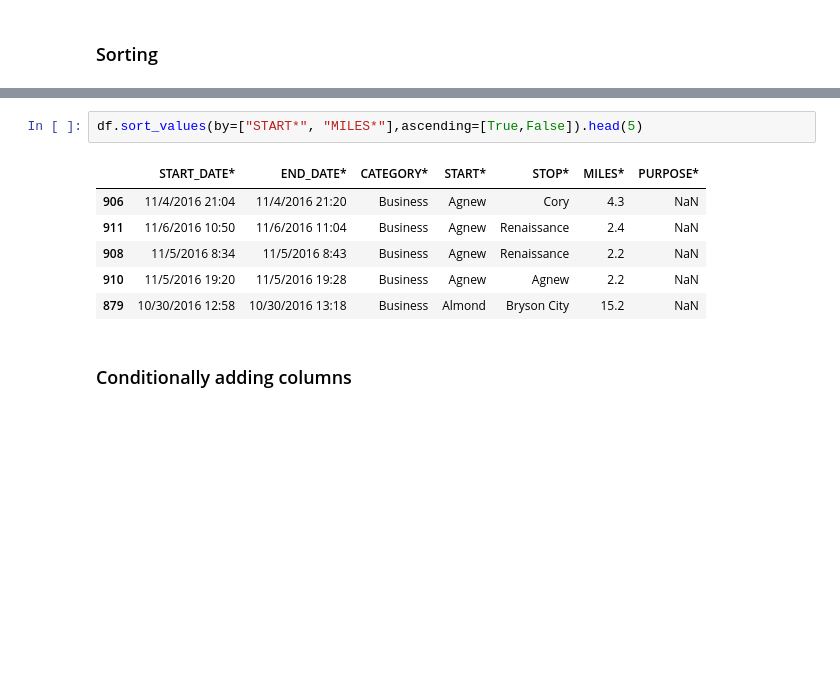
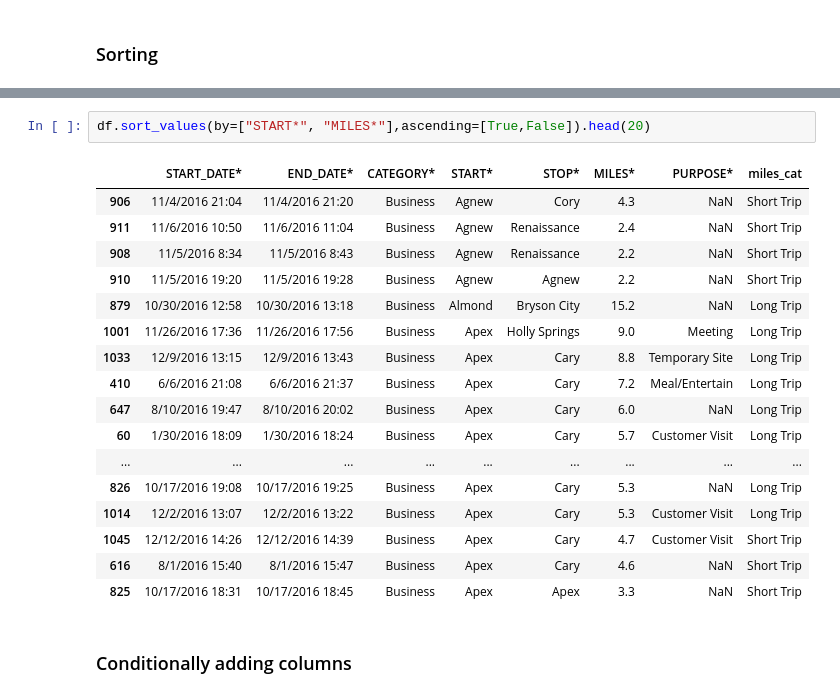
Before and after one commit to Army-man-gif/Courses, a Jupyter notebook: Course 1/Work/python_overview (1).ipynb, the cells around one changed output, grey strips where cells are left out. Cells and saved outputs as stored; diff of their text form; blank space fills up the shorter version.

```diff
--- a/Course 1/Work/python_overview (1).ipynb
+++ b/Course 1/Work/python_overview (1).ipynb
@@ -641,14 +645,25 @@ df.sort_values(by=["MILES*"],ascending=False).head(5)
 | 881 | 10/30/2016 15:22 | 10/30/2016 18:23 | Business | Asheville | Mebane | 195.9 | NaN | Long Trip |
 | 776 | 9/27/2016 21:01 | 9/28/2016 2:37 | Business | Unknown Location | Unknown Location | 195.6 | NaN | Long Trip |
 # %%
-df.sort_values(by=["START*", "MILES*"],ascending=[True,False]).head(5)
+df.sort_values(by=["START*", "MILES*"],ascending=[True,False]).head(20)
 # %% [output]
-|  | START_DATE* | END_DATE* | CATEGORY* | START* | STOP* | MILES* | PURPOSE* |
-| 906 | 11/4/2016 21:04 | 11/4/2016 21:20 | Business | Agnew | Cory | 4.3 | NaN |
-| 911 | 11/6/2016 10:50 | 11/6/2016 11:04 | Business | Agnew | Renaissance | 2.4 | NaN |
-| 908 | 11/5/2016 8:34 | 11/5/2016 8:43 | Business | Agnew | Renaissance | 2.2 | NaN |
-| 910 | 11/5/2016 19:20 | 11/5/2016 19:28 | Business | Agnew | Agnew | 2.2 | NaN |
-| 879 | 10/30/2016 12:58 | 10/30/2016 13:18 | Business | Almond | Bryson City | 15.2 | NaN |
+|  | START_DATE* | END_DATE* | CATEGORY* | START* | STOP* | MILES* | PURPOSE* | miles_cat |
+| 906 | 11/4/2016 21:04 | 11/4/2016 21:20 | Business | Agnew | Cory | 4.3 | NaN | Short Trip |
+| 911 | 11/6/2016 10:50 | 11/6/2016 11:04 | Business | Agnew | Renaissance | 2.4 | NaN | Short Trip |
+| 908 | 11/5/2016 8:34 | 11/5/2016 8:43 | Business | Agnew | Renaissance | 2.2 | NaN | Short Trip |
+| 910 | 11/5/2016 19:20 | 11/5/2016 19:28 | Business | Agnew | Agnew | 2.2 | NaN | Short Trip |
+| 879 | 10/30/2016 12:58 | 10/30/2016 13:18 | Business | Almond | Bryson City | 15.2 | NaN | Long Trip |
+| 1001 | 11/26/2016 17:36 | 11/26/2016 17:56 | Business | Apex | Holly Springs | 9.0 | Meeting | Long Trip |
+| 1033 | 12/9/2016 13:15 | 12/9/2016 13:43 | Business | Apex | Cary | 8.8 | Temporary Site | Long Trip |
+| 410 | 6/6/2016 21:08 | 6/6/2016 21:37 | Business | Apex | Cary | 7.2 | Meal/Entertain | Long Trip |
+| 647 | 8/10/2016 19:47 | 8/10/2016 20:02 | Business | Apex | Cary | 6.0 | NaN | Long Trip |
+| 60 | 1/30/2016 18:09 | 1/30/2016 18:24 | Business | Apex | Cary | 5.7 | Customer Visit | Long Trip |
+| ... | ... | ... | ... | ... | ... | ... | ... | ... |
+| 826 | 10/17/2016 19:08 | 10/17/2016 19:25 | Business | Apex | Cary | 5.3 | NaN | Long Trip |
+| 1014 | 12/2/2016 13:07 | 12/2/2016 13:22 | Business | Apex | Cary | 5.3 | Customer Visit | Long Trip |
+| 1045 | 12/12/2016 14:26 | 12/12/2016 14:39 | Business | Apex | Cary | 4.7 | Customer Visit | Short Trip |
+| 616 | 8/1/2016 15:40 | 8/1/2016 15:47 | Business | Apex | Cary | 4.6 | NaN | Short Trip |
+| 825 | 10/17/2016 18:31 | 10/17/2016 18:45 | Business | Apex | Apex | 3.3 | NaN | Short Trip |
 # %% [markdown]
 ### Conditionally adding columns
 # %%
```
Also changed, not shown: parts of 5 cells of this notebook.
